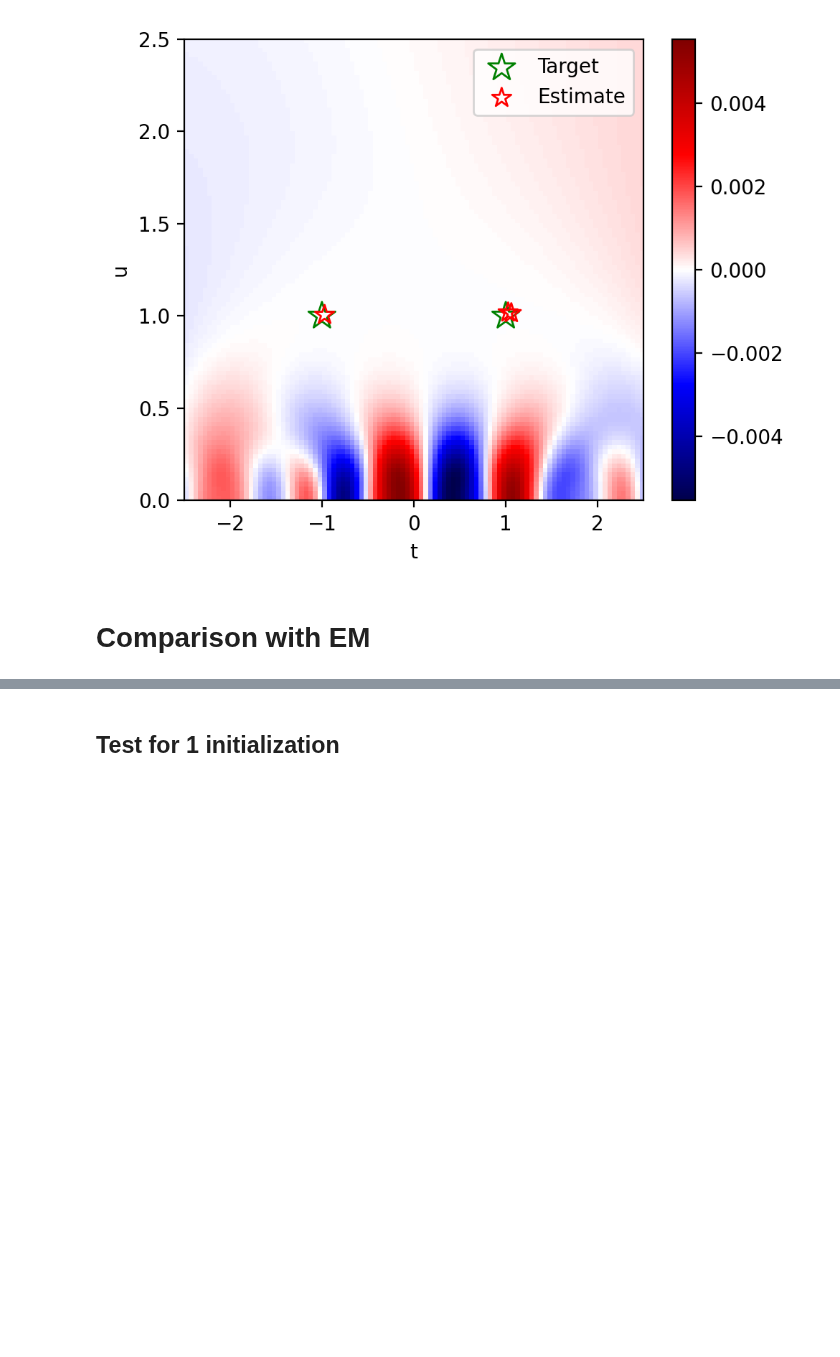
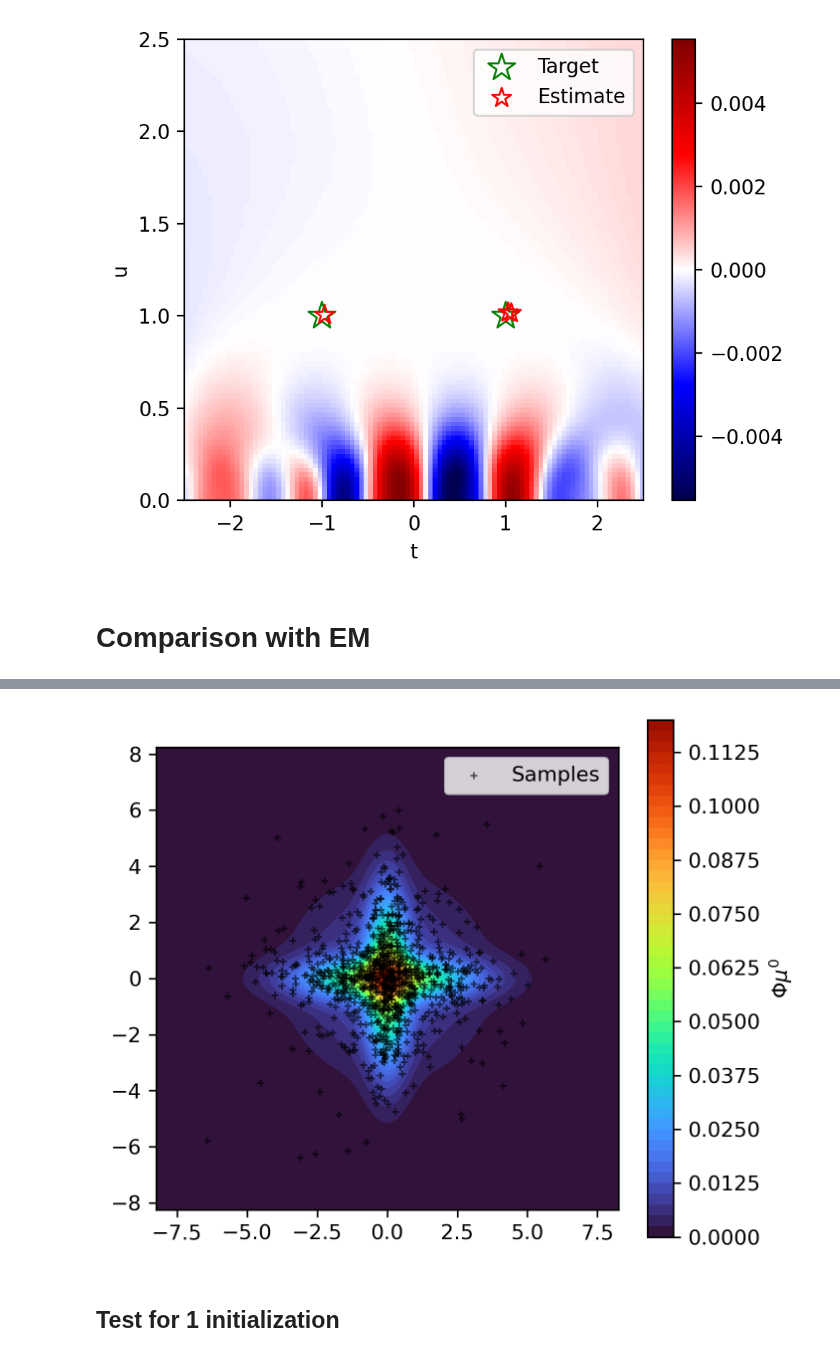
Before and after one commit to giardr/blasso_gmm_cpgd, a Jupyter notebook: cpgd_experiments.ipynb, the cells around one changed output, grey strips where cells are left out. Drawn from its saved outputs; the diff is of its cells as text; code cells hidden in the pictures; blank space fills up the shorter version.

```diff
--- a/cpgd_experiments.ipynb
+++ b/cpgd_experiments.ipynb
@@ -581,3 +544,47 @@ plt.show()
+# %%
+# Set target parameters
+means_target = torch.tensor([[0.0, 0.0], [0.0, 0.0], [0.0, 0.0]])
+# square roots of the diagonal elements of the covariance matrices
+sigma1 = 2.0
+sigma2 = 0.5
+weight_cross = 2/3
+sigma3 = (sigma1**2+sigma2**2)**0.5 #sqrt of value of the global variance of the cross
+sigmas_target = torch.tensor([[sigma2, sigma1], [sigma1, sigma2], [sigma3, sigma3]])
+sigma_max=torch.max(sigmas_target)
+weights_target = torch.tensor([weight_cross/2, weight_cross/2, 1-weight_cross])
+positions_target = torch.cat([means_target, sigmas_target], dim=1)
+
+
+# Draw n_samples from target_gmm
+n_samples = 1000
+target_gmm = make_diagonal_gmm(weights_target, means_target, sigmas_target)
+seed = 1234
+torch.manual_seed(seed)
+samples = target_gmm.sample((n_samples,))
+
+
+# Display the target density and the samples
+# grid on which the density is computed
+xspace = torch.linspace(- 4 * sigma_max, 4 * sigma_max, 200)
+yspace = torch.linspace(- 4 * sigma_max, 4 * sigma_max, 200)
+X, Y = torch.meshgrid(xspace, yspace, indexing="xy")
+XY = torch.stack([X, Y], dim=-1)  # shape: [200,200,2]
+# compute density: log_prob -> exp
+Z = target_gmm.log_prob(XY).exp().detach()
+# plot
+fig, ax = plt.subplots(figsize=(5, 4.5), dpi=300)
+cmap = cm.turbo(torch.linspace(0, 1, 50))
+cs = ax.contourf(X, Y, Z, levels=50, colors=cmap)
+ax.scatter(
+    samples[:, 0], samples[:, 1], marker="+", linewidth=0.9, s=12, color="black", alpha=0.6, label="Samples"
+)
+#ax.set_title("2D Target Gaussian Mixture Density")
+ax.set_aspect("equal", adjustable="box")
+ax.legend()
+fig.colorbar(cs, label=r"$\Phi \mu^0$")
+plt.show()
+# %% [output]
+[figure, added]
 # %% [markdown]
 ## Test for 1 initialization
 # %%
```
Also changed, not shown: parts of 12 cells of this notebook, 1 other file.
